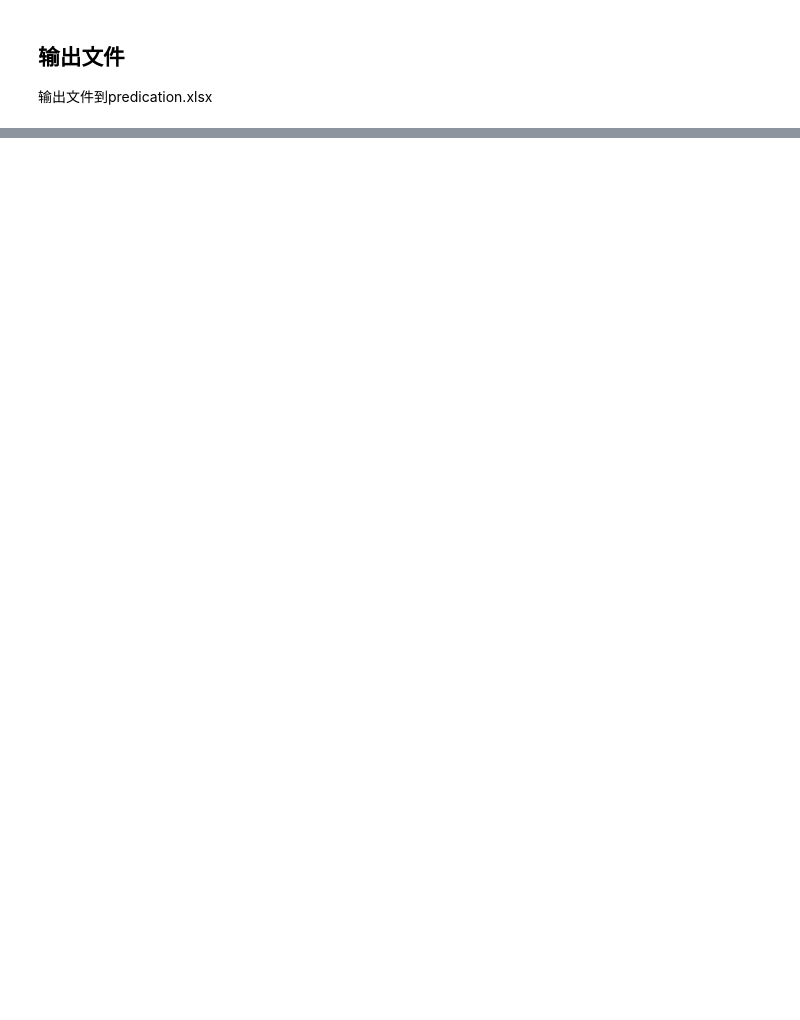
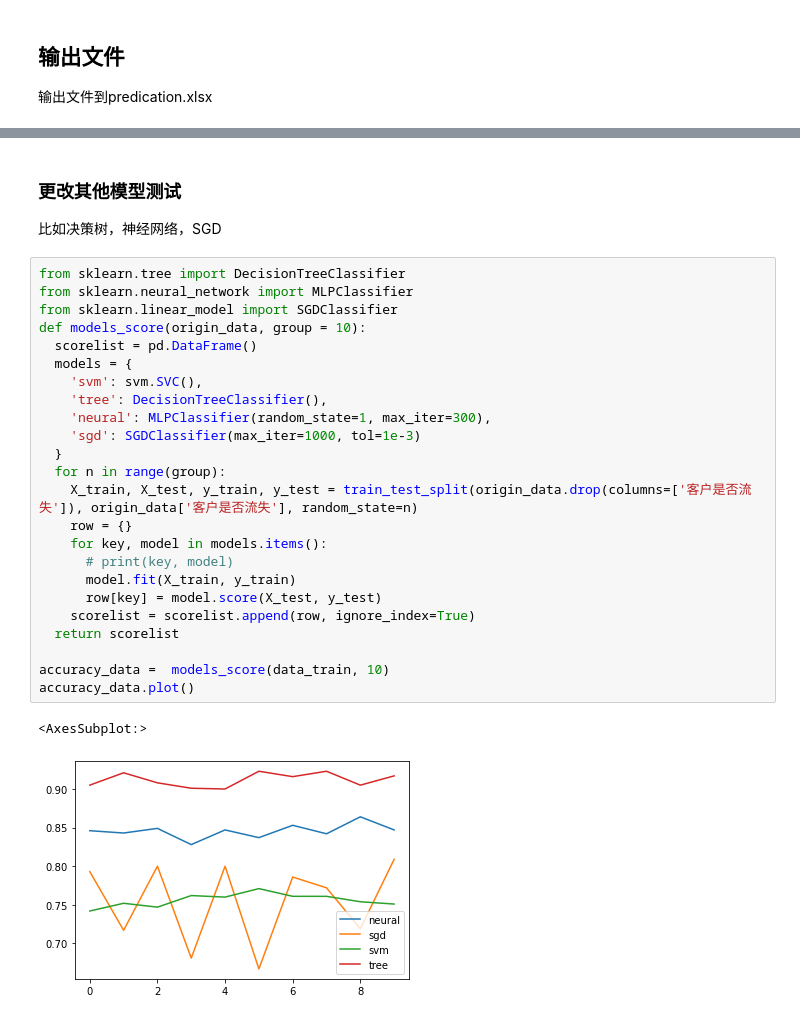
Before and after one commit to thales-ucas/bmw, a Jupyter notebook: cluster.ipynb, the cells around one changed output, grey strips where cells are left out. Drawn from its saved outputs; the diff is of its cells as text; blank space fills up the shorter version.

```diff
--- a/cluster.ipynb
+++ b/cluster.ipynb
@@ -161,0 +208,32 @@ testdf.to_excel('predication.xlsx')
+# %% [markdown]
+### 更改其他模型测试
+
+
+比如决策树，神经网络，SGD
+# %%
+from sklearn.tree import DecisionTreeClassifier
+from sklearn.neural_network import MLPClassifier
+from sklearn.linear_model import SGDClassifier
+def models_score(origin_data, group = 10):
+  scorelist = pd.DataFrame()
+  models = {
+    'svm': svm.SVC(),
+    'tree': DecisionTreeClassifier(),
+    'neural': MLPClassifier(random_state=1, max_iter=300),
+    'sgd': SGDClassifier(max_iter=1000, tol=1e-3)
+  }
+  for n in range(group):
+    X_train, X_test, y_train, y_test = train_test_split(origin_data.drop(columns=['客户是否流失']), origin_data['客户是否流失'], random_state=n)
+    row = {}
+    for key, model in models.items():
+      # print(key, model)
+      model.fit(X_train, y_train)
+      row[key] = model.score(X_test, y_test)
+    scorelist = scorelist.append(row, ignore_index=True)
+  return scorelist
+
+accuracy_data =  models_score(data_train, 10)
+accuracy_data.plot()
+# %% [output]
+<AxesSubplot:>
+[figure, added]
```
Also changed, not shown: parts of 20 cells of this notebook, 2 other files.
